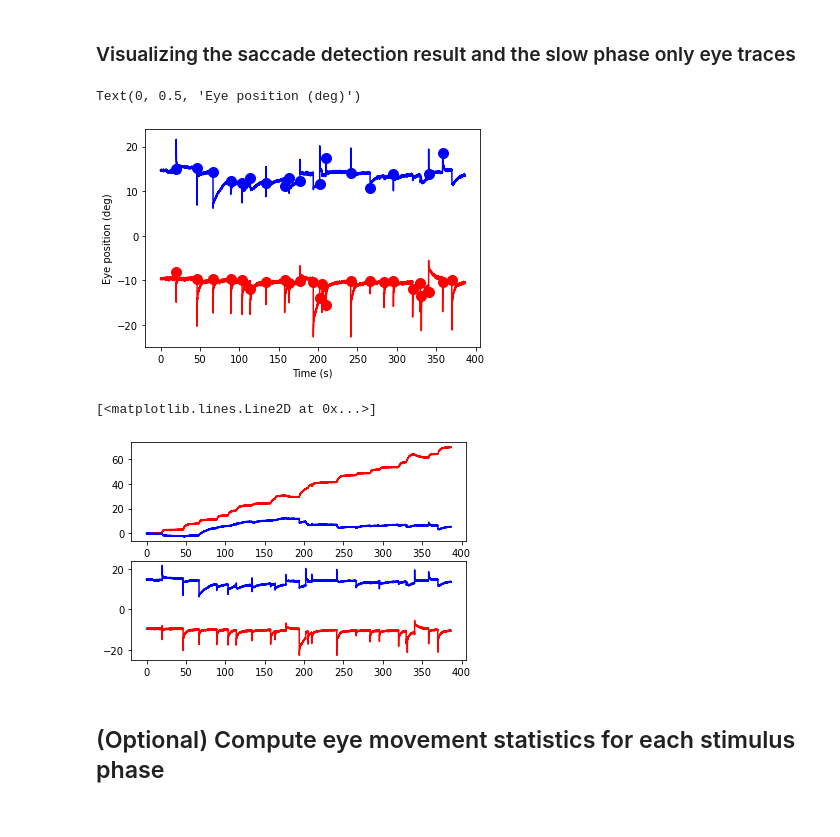
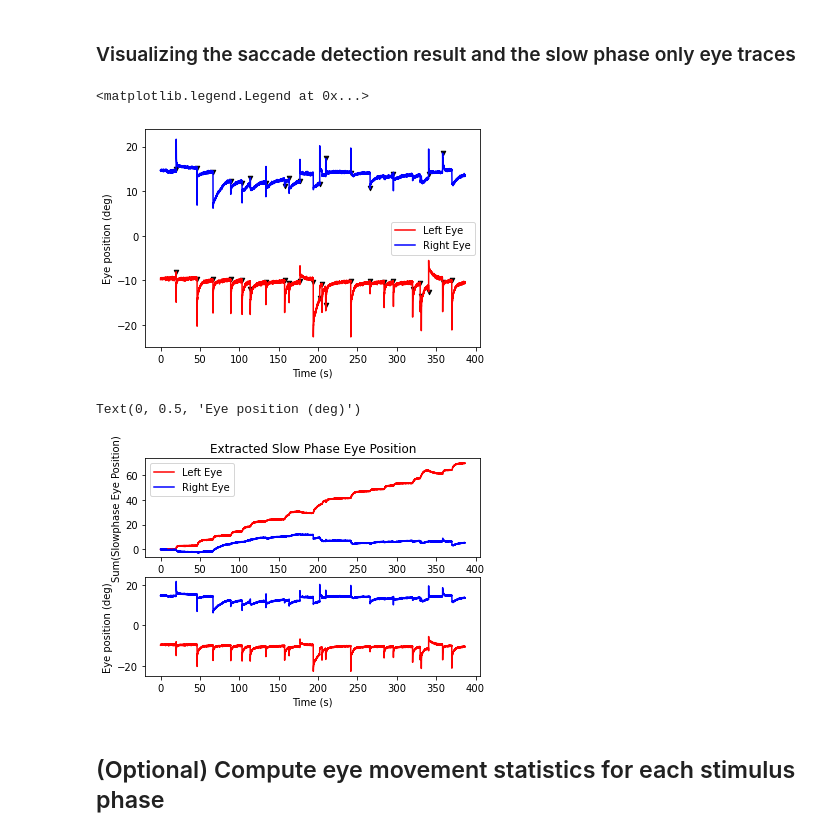
Before and after one commit to LabuserTu/preprocessing_arrenberg_practical_2022, a Jupyter notebook: okr_analysis.ipynb, the cells around one changed output. Drawn from its saved outputs; the diff is of its cells as text; code cells hidden in the pictures.

```diff
--- a/okr_analysis.ipynb
+++ b/okr_analysis.ipynb
@@ -14,7 +13,7 @@ from Exp1 import OkrProcessor
 # %% [markdown]
 ## (Optional)  Slow phase and saccade extraction from raw data
 # %%
-working_dir = "Z:\\Dateien-D@vid\\teaching\\arrenbergLab_master-practical\\python_data_analysis\\test_data\\"
+working_dir = "C:\\Users\\dburkhardt\\Desktop\\jupyter_notebook_test\\test_data\\"
 okr_rec_fn = working_dir+"F9_R2_Stim_Spon.txt"
 okr_processor = OkrProcessor(okr_rec_fn,exclude_outlier_thre=-40)
 # %% [markdown]
@@ -61,29 +60,35 @@ saccade_R = np.where(processed['re_saccade'])[0] # position index for saccades d
 plt.clf()
 plt.plot(rec_time,left_eye_pos,color='r')
 plt.plot(rec_time,right_eye_pos,color='b')
-plt.scatter(rec_time[saccade_L],left_eye_pos[saccade_L],s=100,color = 'r',marker = 'o')
-plt.scatter(rec_time[saccade_R],right_eye_pos[saccade_R],s=100,color = 'b',marker = 'o')
+plt.scatter(rec_time[saccade_L],left_eye_pos[saccade_L],s=20,color = 'k',marker = 'v')
+plt.scatter(rec_time[saccade_R],right_eye_pos[saccade_R],s=20,color = 'k',marker = 'v')
 # plt.xlim([2030,2130])
 plt.xlabel('Time (s)')
 plt.ylabel('Eye position (deg)')
+plt.legend(['Left Eye','Right Eye'],loc='center right')
 # %% [output]
-Text(0, 0.5, 'Eye position (deg)')
+<matplotlib.legend.Legend at 0x...>
-[figure, old version]
+[figure, new version]
 # %%
 saccade_free_left_eye_pos = processed['le_slowphase'] # slow phase only left eye trace
 saccade_free_right_eye_pos = processed['re_slowphase'] # slow phase only right eye trace
 plt.clf()
 plt.subplot(211)
+plt.title('Extracted Slow Phase Eye Position')
 plt.plot(rec_time,saccade_free_left_eye_pos,color='r')
 plt.plot(rec_time,saccade_free_right_eye_pos,color='b')
+plt.ylabel('Sum(Slowphase Eye Position)')
+plt.legend(['Left Eye','Right Eye'],loc='upper left')
 # plt.xlim([2000,3000])
 plt.subplot(212)
 plt.plot(rec_time,left_eye_pos,color='r')
 plt.plot(rec_time,right_eye_pos,color='b')
+plt.xlabel('Time (s)')
+plt.ylabel('Eye position (deg)')
 # plt.xlim([2000,3000])
 # %% [output]
-[<matplotlib.lines.Line2D at 0x...>]
+Text(0, 0.5, 'Eye position (deg)')
-[figure, old version]
+[figure, new version]
 # %% [markdown]
 ## (Optional) Compute eye movement statistics for each stimulus phase
 # %% [markdown]
```
Also changed, not shown: parts of 6 cells of this notebook, 1 other file.
